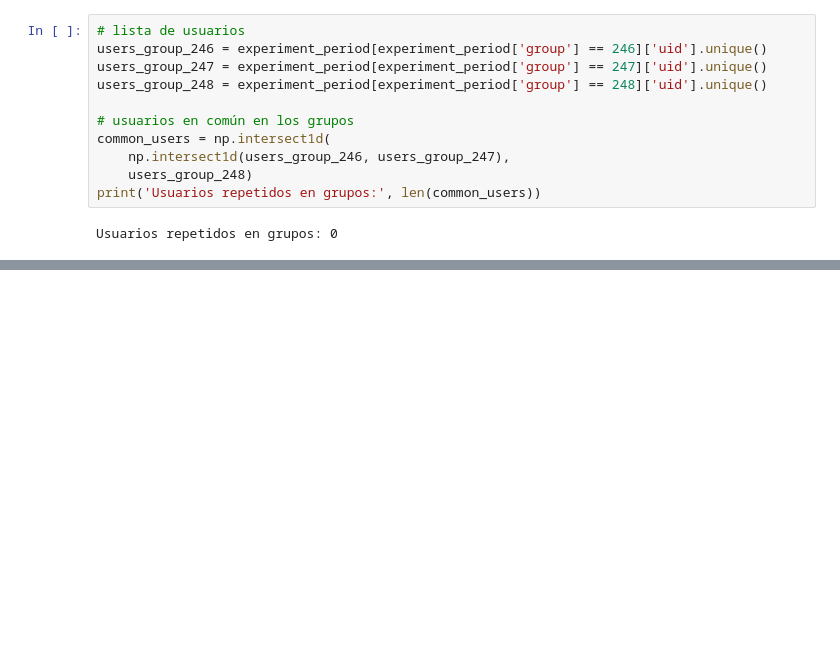
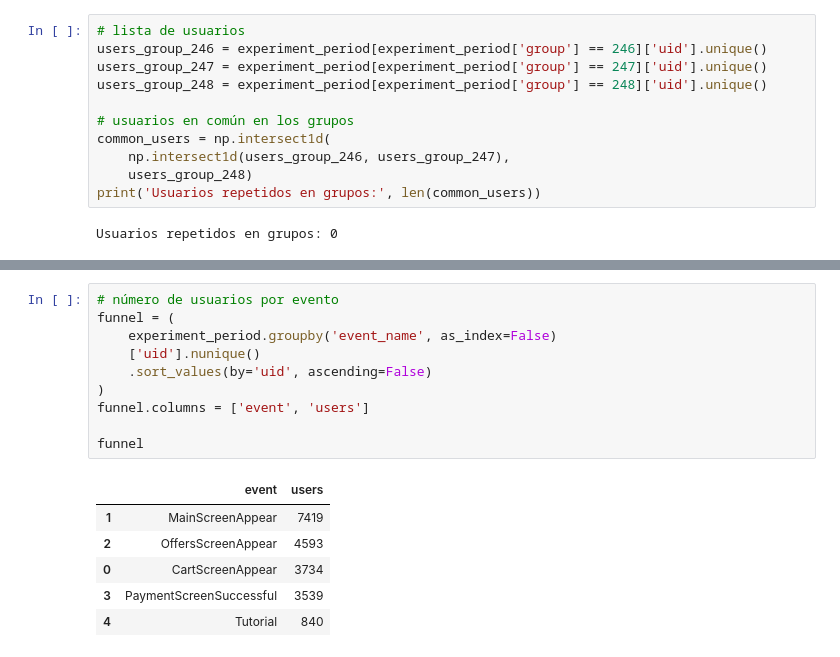
Before and after one commit to XivxnX/analisis_food-store, a Jupyter notebook: analisis_food-store.ipynb, the cells around one changed output, grey strips where cells are left out. Cells and saved outputs as stored; diff of their text form; blank space fills up the shorter version.

```diff
--- a/analisis_food-store.ipynb
+++ b/analisis_food-store.ipynb
@@ -212,0 +220,17 @@ Finalmente, se puede apreciar que los 3 grupos experimentales se encuentran prá
+# %%
+# número de usuarios por evento
+funnel = (
+    experiment_period.groupby('event_name', as_index=False)
+    ['uid'].nunique()
+    .sort_values(by='uid', ascending=False)
+)
+funnel.columns = ['event', 'users']
+
+funnel
+# %% [output]
+|  | event | users |
+| 1 | MainScreenAppear | 7419 |
+| 2 | OffersScreenAppear | 4593 |
+| 0 | CartScreenAppear | 3734 |
+| 3 | PaymentScreenSuccessful | 3539 |
+| 4 | Tutorial | 840 |
```
Also changed, not shown: parts of 10 cells of this notebook.
